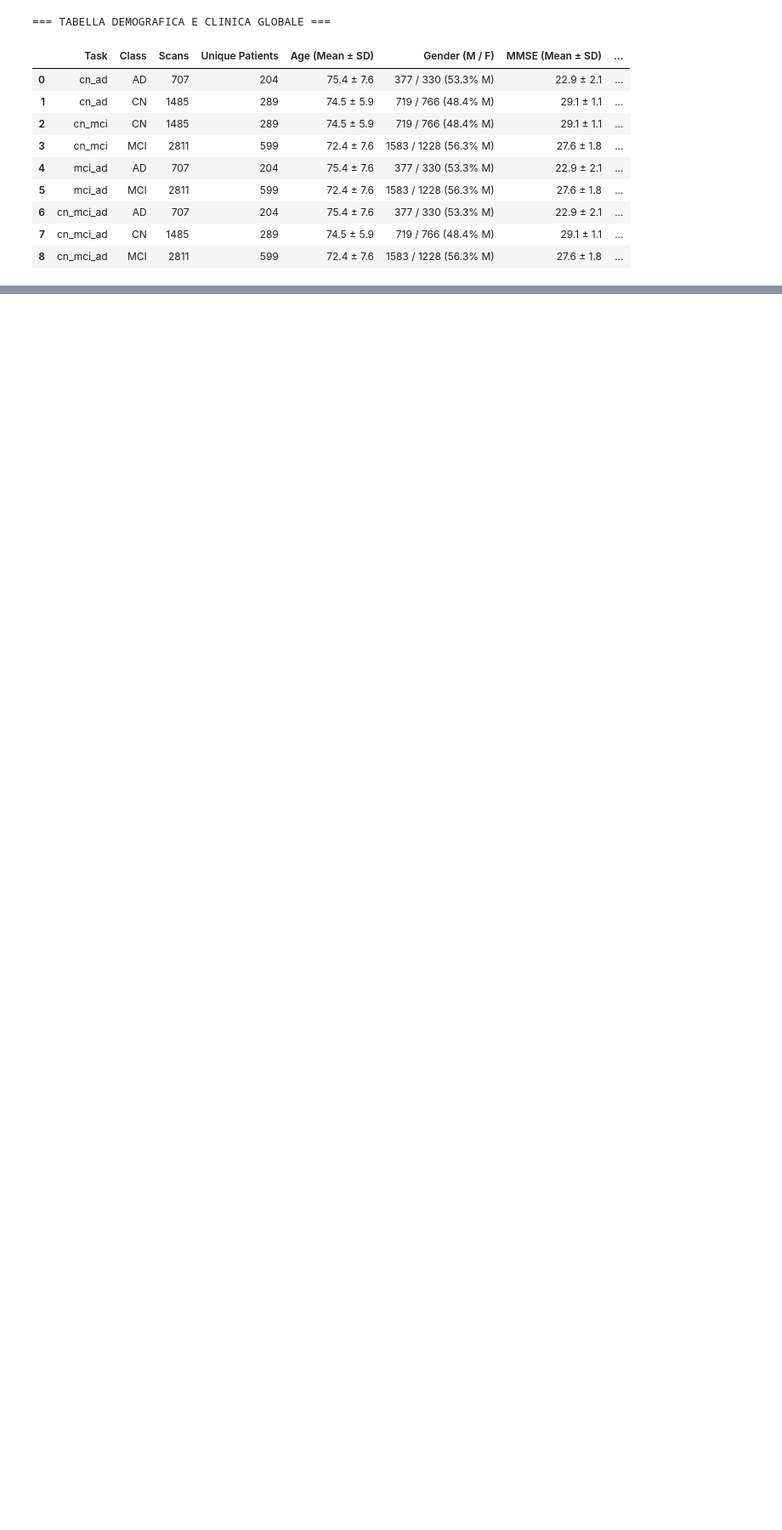
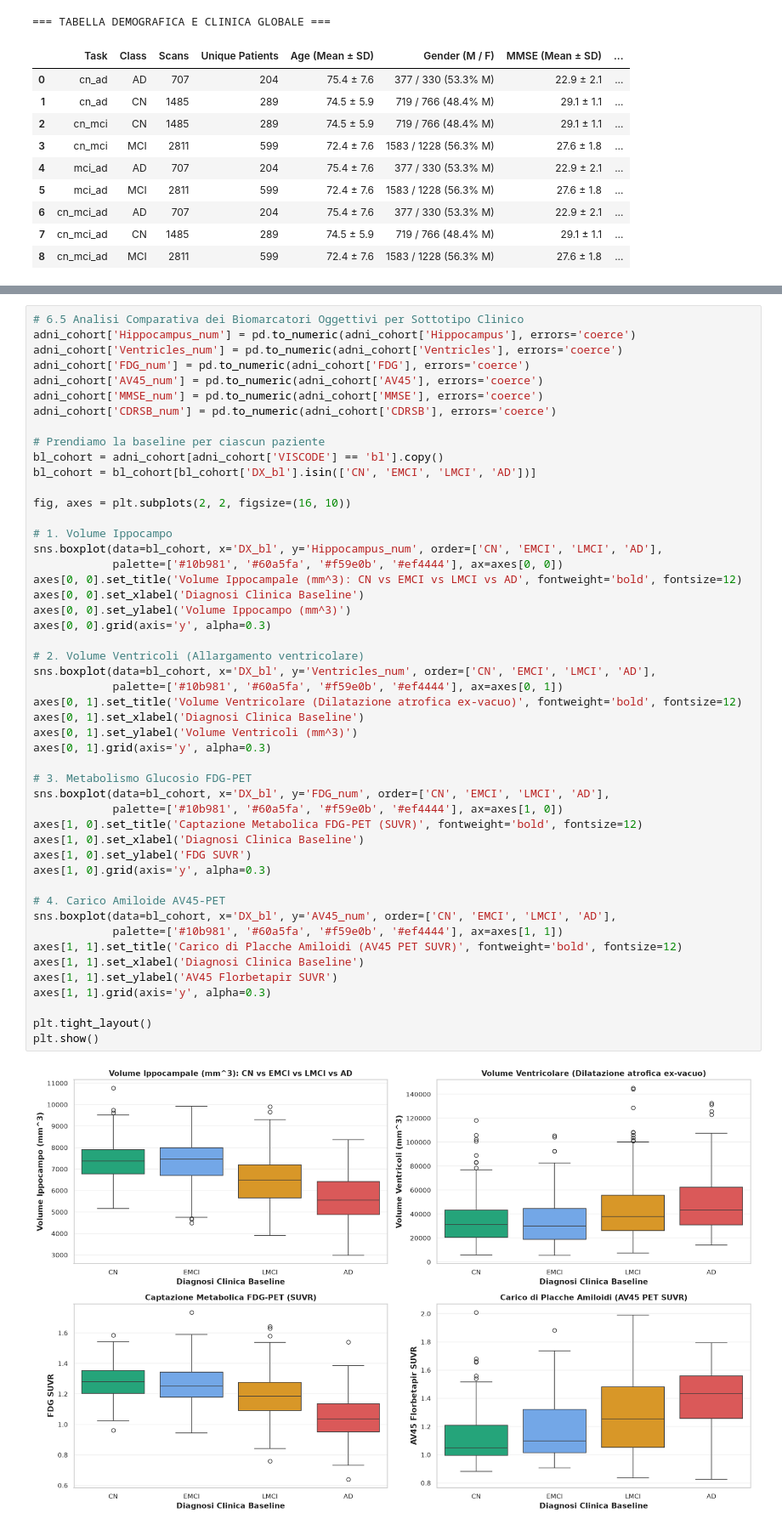
Before and after one commit to Faiail/multimodal-alzheimer-classification, a Jupyter notebook: notebooks/dataset_statistics.ipynb, the cells around one changed output, grey strips where cells are left out. Shown at 85% size. Saved outputs shown, nothing was run; the diff lists cells and outputs as text; blank space fills up the shorter version.

```diff
--- a/notebooks/dataset_statistics.ipynb
+++ b/notebooks/dataset_statistics.ipynb
@@ -495,0 +714,51 @@ display(summary_table)
+# %%
+# 6.5 Analisi Comparativa dei Biomarcatori Oggettivi per Sottotipo Clinico
+adni_cohort['Hippocampus_num'] = pd.to_numeric(adni_cohort['Hippocampus'], errors='coerce')
+adni_cohort['Ventricles_num'] = pd.to_numeric(adni_cohort['Ventricles'], errors='coerce')
+adni_cohort['FDG_num'] = pd.to_numeric(adni_cohort['FDG'], errors='coerce')
+adni_cohort['AV45_num'] = pd.to_numeric(adni_cohort['AV45'], errors='coerce')
+adni_cohort['MMSE_num'] = pd.to_numeric(adni_cohort['MMSE'], errors='coerce')
+adni_cohort['CDRSB_num'] = pd.to_numeric(adni_cohort['CDRSB'], errors='coerce')
+
+# Prendiamo la baseline per ciascun paziente
+bl_cohort = adni_cohort[adni_cohort['VISCODE'] == 'bl'].copy()
+bl_cohort = bl_cohort[bl_cohort['DX_bl'].isin(['CN', 'EMCI', 'LMCI', 'AD'])]
+
+fig, axes = plt.subplots(2, 2, figsize=(16, 10))
+
+# 1. Volume Ippocampo
+sns.boxplot(data=bl_cohort, x='DX_bl', y='Hippocampus_num', order=['CN', 'EMCI', 'LMCI', 'AD'],
+            palette=['#10b981', '#60a5fa', '#f59e0b', '#ef4444'], ax=axes[0, 0])
+axes[0, 0].set_title('Volume Ippocampale (mm^3): CN vs EMCI vs LMCI vs AD', fontweight='bold', fontsize=12)
+axes[0, 0].set_xlabel('Diagnosi Clinica Baseline')
+axes[0, 0].set_ylabel('Volume Ippocampo (mm^3)')
+axes[0, 0].grid(axis='y', alpha=0.3)
+
+# 2. Volume Ventricoli (Allargamento ventricolare)
+sns.boxplot(data=bl_cohort, x='DX_bl', y='Ventricles_num', order=['CN', 'EMCI', 'LMCI', 'AD'],
+            palette=['#10b981', '#60a5fa', '#f59e0b', '#ef4444'], ax=axes[0, 1])
+axes[0, 1].set_title('Volume Ventricolare (Dilatazione atrofica ex-vacuo)', fontweight='bold', fontsize=12)
+axes[0, 1].set_xlabel('Diagnosi Clinica Baseline')
+axes[0, 1].set_ylabel('Volume Ventricoli (mm^3)')
+axes[0, 1].grid(axis='y', alpha=0.3)
+
+# 3. Metabolismo Glucosio FDG-PET
+sns.boxplot(data=bl_cohort, x='DX_bl', y='FDG_num', order=['CN', 'EMCI', 'LMCI', 'AD'],
+            palette=['#10b981', '#60a5fa', '#f59e0b', '#ef4444'], ax=axes[1, 0])
+axes[1, 0].set_title('Captazione Metabolica FDG-PET (SUVR)', fontweight='bold', fontsize=12)
+axes[1, 0].set_xlabel('Diagnosi Clinica Baseline')
+axes[1, 0].set_ylabel('FDG SUVR')
+axes[1, 0].grid(axis='y', alpha=0.3)
+
+# 4. Carico Amiloide AV45-PET
+sns.boxplot(data=bl_cohort, x='DX_bl', y='AV45_num', order=['CN', 'EMCI', 'LMCI', 'AD'],
+            palette=['#10b981', '#60a5fa', '#f59e0b', '#ef4444'], ax=axes[1, 1])
+axes[1, 1].set_title('Carico di Placche Amiloidi (AV45 PET SUVR)', fontweight='bold', fontsize=12)
+axes[1, 1].set_xlabel('Diagnosi Clinica Baseline')
+axes[1, 1].set_ylabel('AV45 Florbetapir SUVR')
+axes[1, 1].grid(axis='y', alpha=0.3)
+
+plt.tight_layout()
+plt.show()
+# %% [output]
+[figure, added]
```
Also changed, not shown: parts of 15 cells of this notebook, 4 other files.
